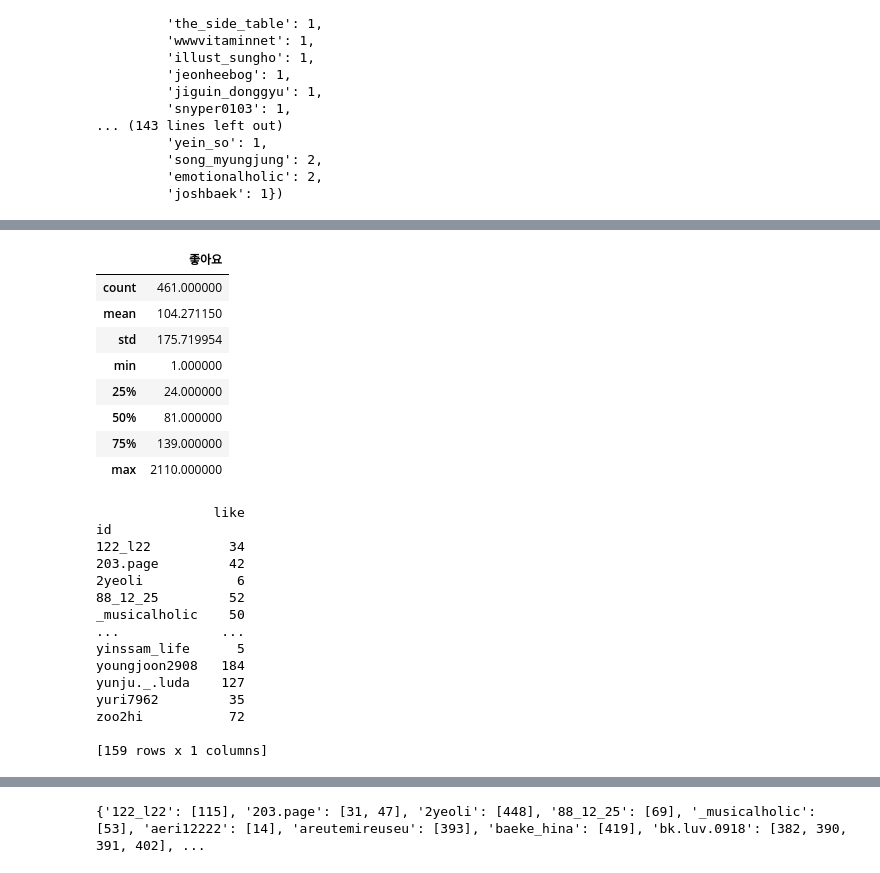
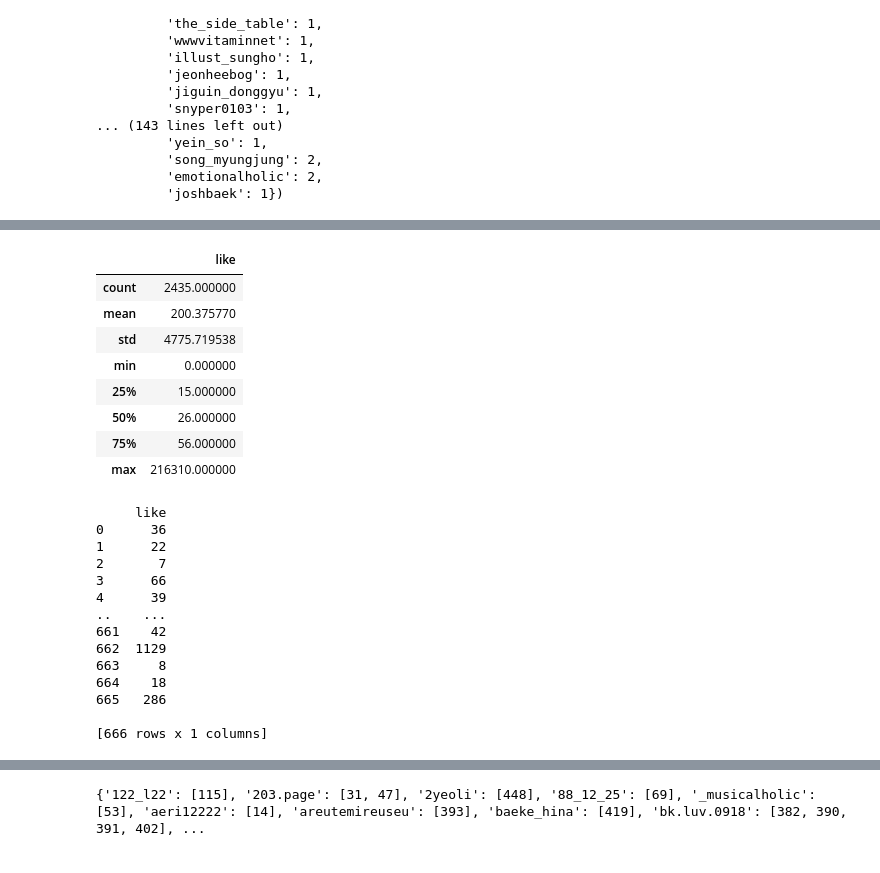
Before and after one commit to JamesLeeeeeee/10-12-project_02, a Jupyter notebook: instagram/id,like.ipynb, the cells around one changed output, grey strips where cells are left out. Drawn from its saved outputs; the diff is of its cells as text; code cells hidden in the pictures.

```diff
--- a/instagram/id,like.ipynb
+++ b/instagram/id,like.ipynb
@@ -61,4 +42,4 @@ print(list)
 # %%
-column=['id','like']
-list_df=pd.DataFrame(list,columns=column)
+column=['id','like','tag','hashtag']
+list_df1=pd.DataFrame(list,columns=column)
 # %%
@@ -83,31 +61,30 @@ Counter({127: 1,
 # %%
-list_df.describe()
+list_df1.describe()
 # %% [output]
-|  | 좋아요 |
-| count | 461.000000 |
-| mean | 104.271150 |
-| std | 175.719954 |
-| min | 1.000000 |
-| 25% | 24.000000 |
-| 50% | 81.000000 |
-| 75% | 139.000000 |
-| max | 2110.000000 |
+|  | like |
+| count | 2435.000000 |
+| mean | 200.375770 |
+| std | 4775.719538 |
+| min | 0.000000 |
+| 25% | 15.000000 |
+| 50% | 26.000000 |
+| 75% | 56.000000 |
+| max | 216310.000000 |
 # %%
-print(list_df.groupby(list_df['id']).sum())
+print(list_df1.groupby(list_df['id'],as_index=False).sum())
 # %% [output]
-               like
-id
-122_l22          34
-203.page         42
-2yeoli            6
-88_12_25         52
-_musicalholic    50
-...             ...
-yinssam_life      5
-youngjoon2908   184
-yunju._.luda    127
-yuri7962         35
-zoo2hi           72
+     like
+0      36
+1      22
+2       7
+3      66
+4      39
+..    ...
+661    42
+662  1129
+663     8
+664    18
+665   286
 
-[159 rows x 1 columns]
+[666 rows x 1 columns]
 # %%
```
Also changed, not shown: parts of 13 cells of this notebook, 1 other file.
